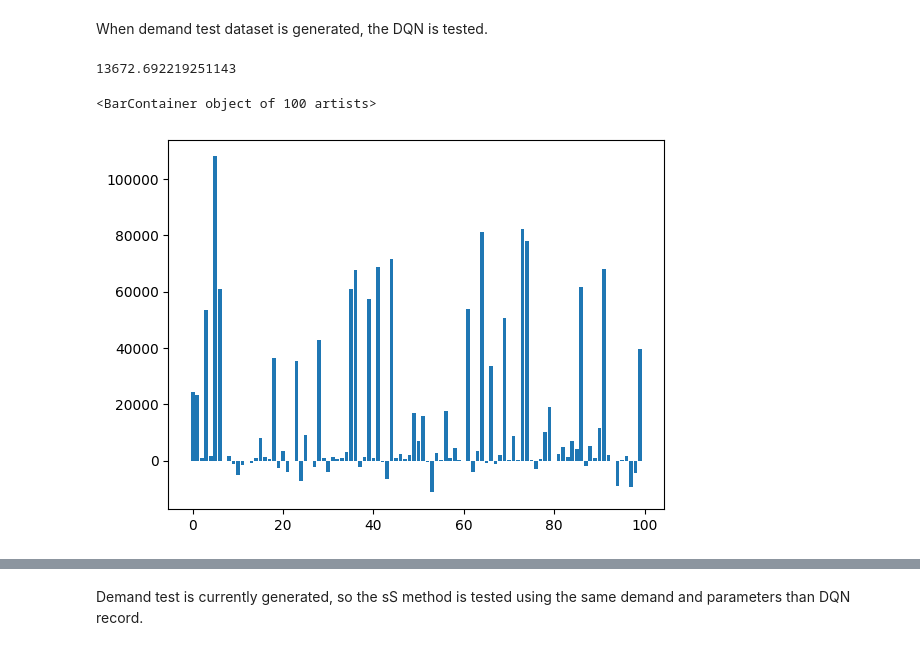
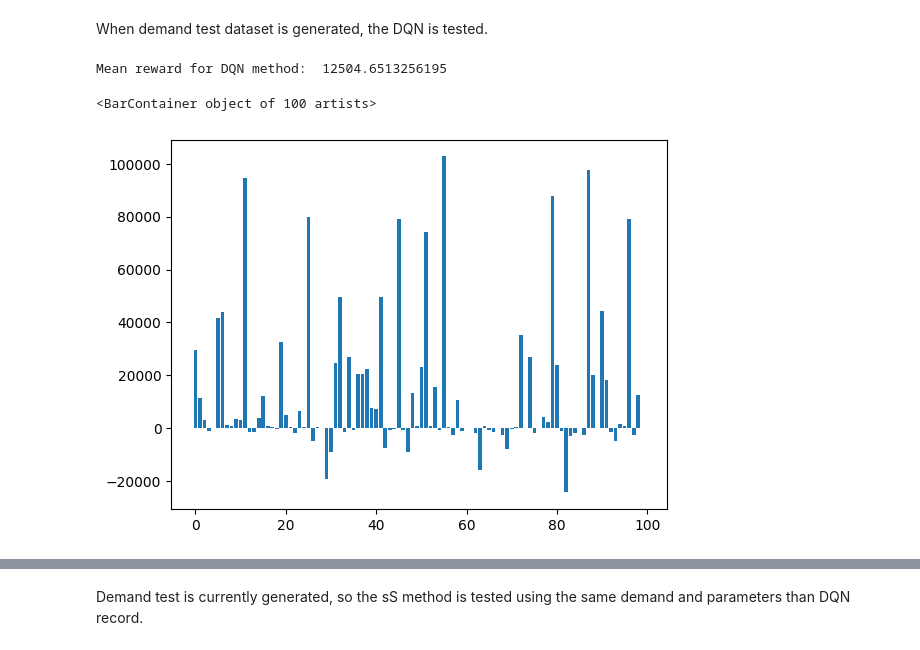
Before and after one commit to AlbertoPerezGant/Purchases-optimization-in-supply-chain-using-reinforcement-learning, a Jupyter notebook: purchases_optimization_version_random.ipynb, the cells around one changed output, grey strips where cells are left out. Drawn from its saved outputs; the diff is of its cells as text; code cells hidden in the pictures.

```diff
--- a/purchases_optimization_version_random.ipynb
+++ b/purchases_optimization_version_random.ipynb
@@ -86,7 +86,6 @@ Source: https://kunalbharadkar.medium.com/reinforcement-learning-on-supply-chain
 
 Source2: https://towardsdatascience.com/a-reinforcement-learning-based-inventory-control-policy-for-retailers-ac35bc592278
 # %%
-import numpy as np
 import gymnasium as gym
 import random
 
@@ -148,7 +147,7 @@ class InventoryEnvObservation(gym.Env):
     """
     Return the state that contains position, capacity, day of week and costs
     """
-    return np.array([self.inv_pos, self.capacity] +
+    return np.array([self.inv_level, self.inv_pos, self.capacity] +
                     self.convert_day_of_week(self.day_of_week)+
                     [self.holding_cost,
                      self.unit_price,
@@ -187,7 +186,7 @@ class InventoryEnvObservation(gym.Env):
        (action*self.variable_order_cost)
 
     # Updates inventary level
-    self.inv_level = max(0,self.inv_level-demand)
+    self.inv_level = max(0, self.inv_level-demand)
     self.inv_pos = self.inv_level
 
     # Updates inventary position counting transit orders
@@ -511,12 +511,15 @@ Train the DQN
 # %%
 %%time
 
+desired_path = '/content/drive/MyDrive/TFM Alberto Perez/Código/models/modelo.pt'
+
 env = InventoryEnvObservation(demand_hist)
-scores= dqn(env, n_episodes=1000)
+scores = dqn(env, n_episodes=1000)
 
 plt.plot(np.arange(len(scores)),scores)
 plt.ylabel('Reward')
 plt.xlabel('Epsiodes')
+plt.title('DQN training')
 plt.show()
 
 # TODO: Guardar el modelo en el fichero /models
@@ -623,9 +812,10 @@ profit_sS_list = []
 
 # Calculation of profits for sS pairs
 for sS in s_S_list:
-    profit_sS_list.append(profit_calculation_sS(s=sS[0],
-                                                S=sS[1],
-                                                demand_records=demand_hist))
+  profit_sS, inv_level = profit_calculation_sS(s=sS[0],
+                                               S=sS[1],
+                                               demand_records=demand_hist)
+  profit_sS_list.append(profit_sS)
 
 
 best_sS_profit = np.max(profit_sS_list)
@@ -756,11 +962,11 @@ for demand in demand_test:
 # %%
-#P# Get RL method metrics
-RL_mean = np.mean(profit_RL)
-print(RL_mean)
+# Get RL method metrics
+RL_mean = np.mean(profit_RL_list)
+print("Mean reward for DQN method: ", RL_mean)
 # %% [output]
-13672.692219251143
+Mean reward for DQN method:  12504.6513256195
 # %%
-plt.bar(range(len(profit_RL)), profit_RL)
+plt.bar(range(len(profit_RL_list)), profit_RL_list)
 # %% [output]
 <BarContainer object of 100 artists>
-[figure, old version]
+[figure, new version]
```
Also changed, not shown: parts of 24 cells of this notebook.
